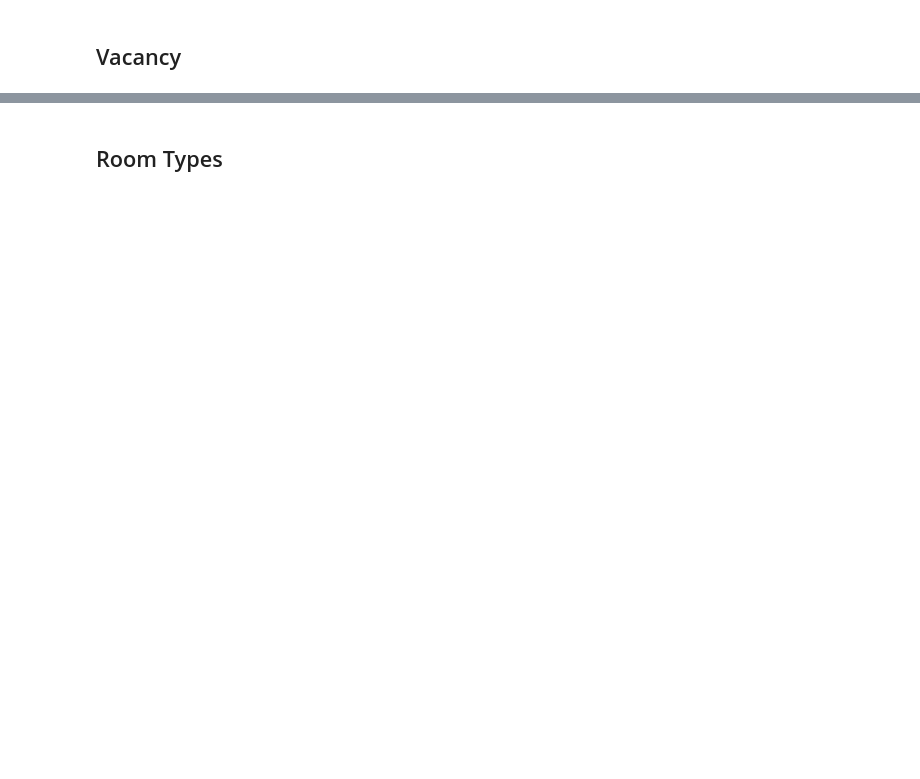
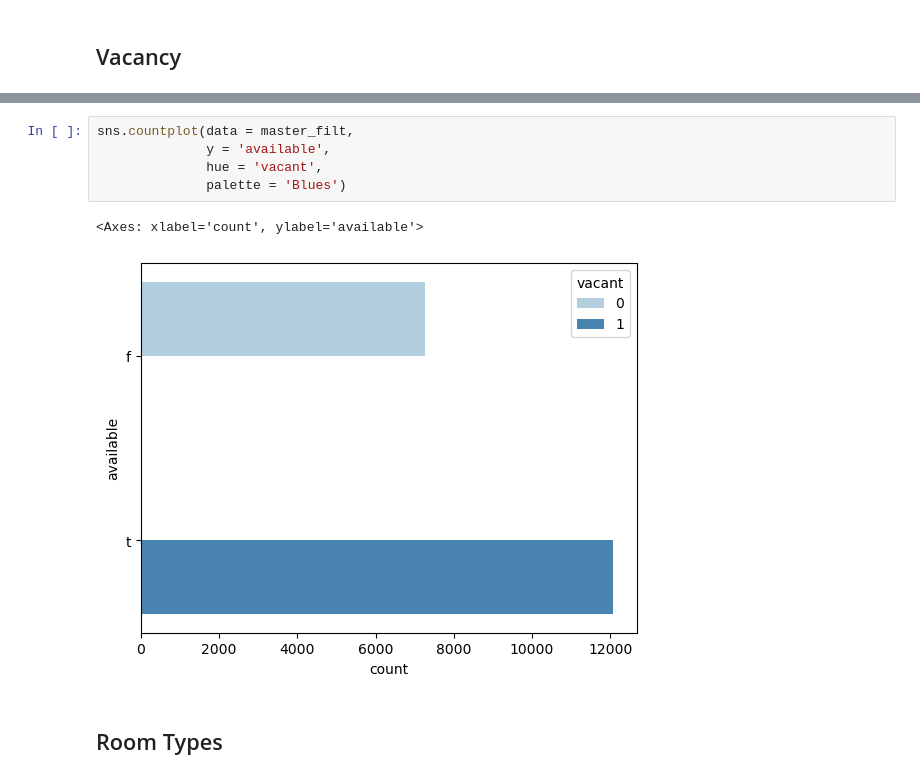
Before and after one commit to Brooks377/leftside_teamproject, a Jupyter notebook: ugly_god/Graphics.ipynb, the cells around one changed output, grey strips where cells are left out. Cells and saved outputs as stored; diff of their text form; blank space fills up the shorter version.

```diff
--- a/ugly_god/Graphics.ipynb
+++ b/ugly_god/Graphics.ipynb
@@ -37,2 +83,10 @@ sum
+# %%
+sns.countplot(data = master_filt,
+              y = 'available',
+              hue = 'vacant',
+              palette = 'Blues')
+# %% [output]
+<Axes: xlabel='count', ylabel='available'>
+[figure, added]
 # %% [markdown]
 ## Room Types
```
Also changed, not shown: parts of 8 cells of this notebook, 2 other files.
